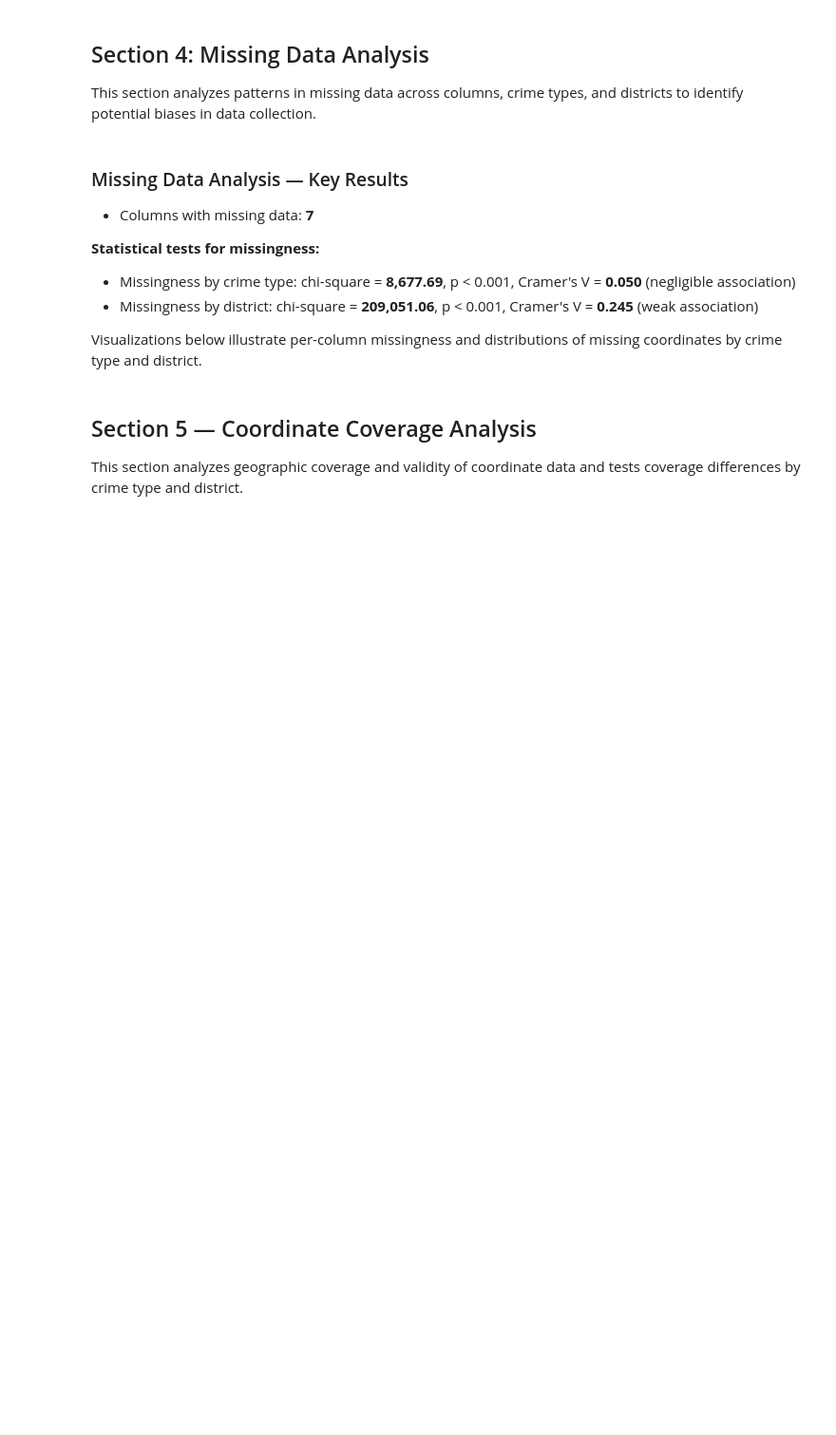
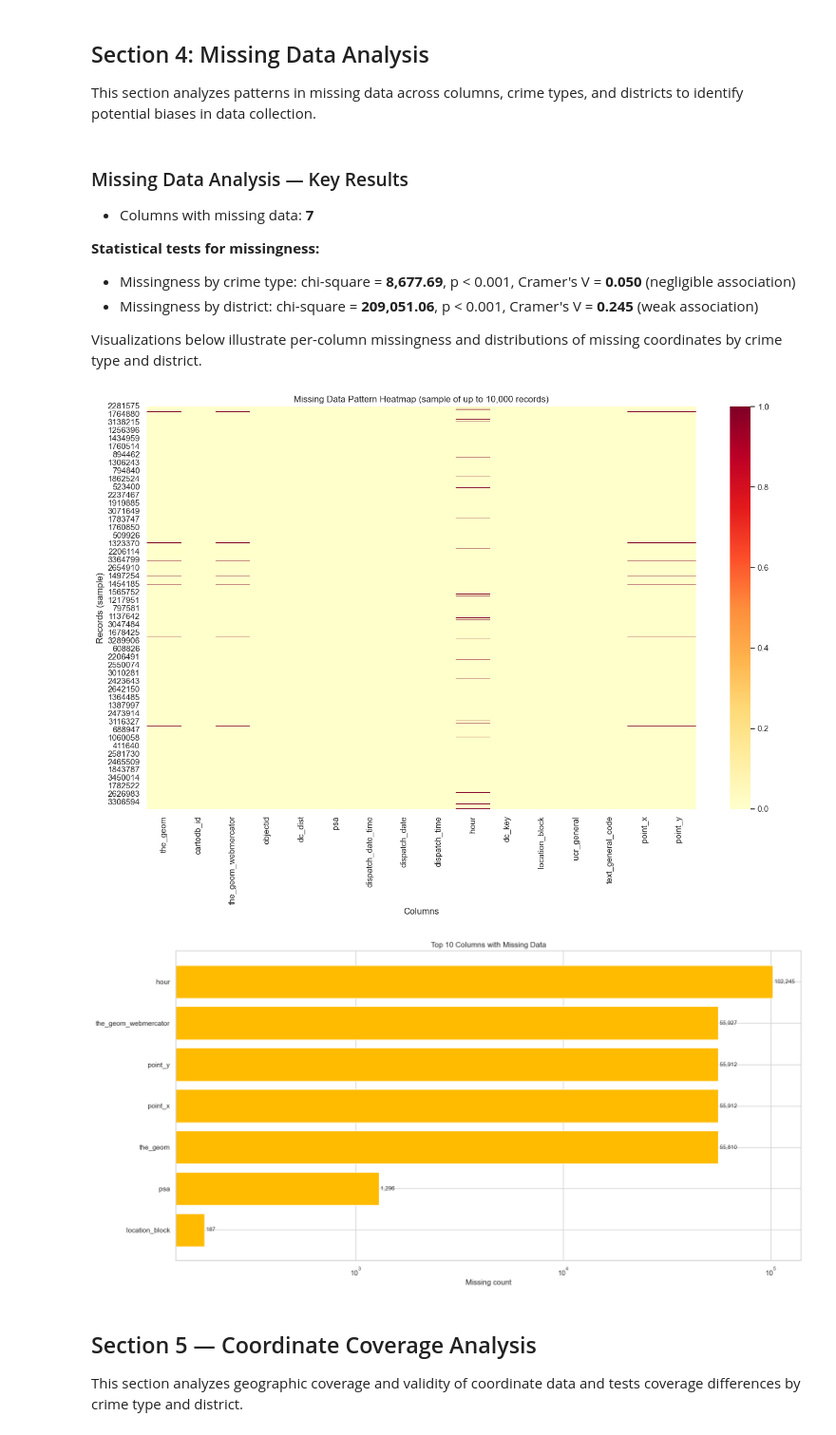
Before and after one commit to dustinober1/Philadelphia-Crime-Incidents-Analysis, a Jupyter notebook: notebooks/data_quality_audit_notebook.ipynb, the cells around one changed output. Shown at 95% size. Saved outputs shown, nothing was run; the diff lists cells and outputs as text; code cells hidden in the pictures; blank space fills up the shorter version.

Commit message:
cleaned up notebook

```diff
--- a/notebooks/data_quality_audit_notebook.ipynb
+++ b/notebooks/data_quality_audit_notebook.ipynb
@@ -275,8 +275,31 @@ Reproducibility utilities defined
 # %% [markdown]
 ## Section 2: Data Loading and Version Tracking
 # %%
-# Set data path
-DATA_PATH = Path("./data/crime_incidents_combined.parquet")
+# Resolve repository root and set a robust data path
+from pathlib import Path
+
+def find_repo_root(start: Path = Path.cwd()) -> Path:
+    p = start
+    while p != p.parent:
+        if (p / ".git").exists() or (p / "README.md").exists():
+            return p
+        p = p.parent
+    return start
+
+repo_root = find_repo_root()
+print("Repository root detected as:", repo_root)
+
+# Prefer repo-root/data, then fall back to notebook-relative paths
+DATA_PATH = repo_root / "data" / "crime_incidents_combined.parquet"
+if not DATA_PATH.exists():
+    alt = Path("../data/crime_incidents_combined.parquet")
+    alt2 = Path("./data/crime_incidents_combined.parquet")
+    if alt.exists():
+        DATA_PATH = alt
+    elif alt2.exists():
+        DATA_PATH = alt2
+
+print("Using DATA_PATH:", DATA_PATH)
 
 seed = set_global_seed()
 print(f"Random seed set to: {seed}")
@@ -345,33 +378,42 @@ This section analyzes patterns in missing data across columns, crime types, and
 
 Visualizations below illustrate per-column missingness and distributions of missing coordinates by crime type and district.
 # %%
+# Prepare missing summary (compute if not present)
+try:
+    missing_summary
+except NameError:
+    missing_summary = get_missing_summary(df)
+
 # Missing data visualization
 # Create a heatmap of missingness (sample if dataset is large)
 fig, ax = plt.subplots(figsize=FIGURE_SIZES["large"])
 sample_df = df.sample(n=min(10000, len(df)), random_state=42)
 missing_sample = sample_df.isnull().astype(int)
 
 sns.heatmap(missing_sample, cbar=True, cmap="YlOrRd", ax=ax)
 ax.set_title("Missing Data Pattern Heatmap (sample of up to 10,000 records)")
 ax.set_xlabel("Columns")
 ax.set_ylabel("Records (sample)")
 plt.tight_layout()
 plt.show()
 
 # Missing data bar chart for top columns
 fig, ax = plt.subplots(figsize=FIGURE_SIZES["wide"])
 if not missing_summary.empty:
     missing_plot = missing_summary.head(10).sort_values("missing_count")
     bars = ax.barh(missing_plot["column"], missing_plot["missing_count"], color=COLORS["warning"])
     ax.set_xlabel("Missing count")
     ax.set_title("Top 10 Columns with Missing Data")
     ax.set_xscale("log")
 
     for bar in bars:
         width = bar.get_width()
         ax.text(width, bar.get_y() + bar.get_height()/2, f" {format_number(int(width))}", va="center", fontsize=9)
 plt.tight_layout()
 plt.show()
+# %% [output]
+[figure, added]
+[figure, added]
 # %% [markdown]
 ## Section 5 — Coordinate Coverage Analysis
 
```
Also changed, not shown: parts of 2 cells of this notebook, 5 other files.
